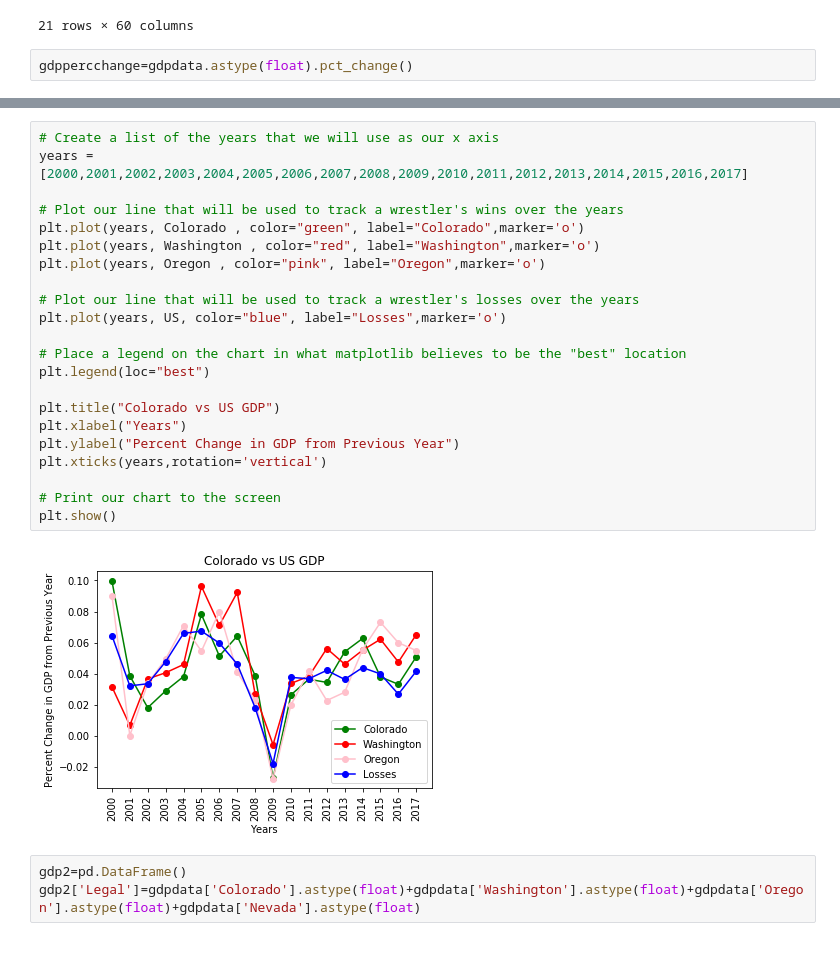
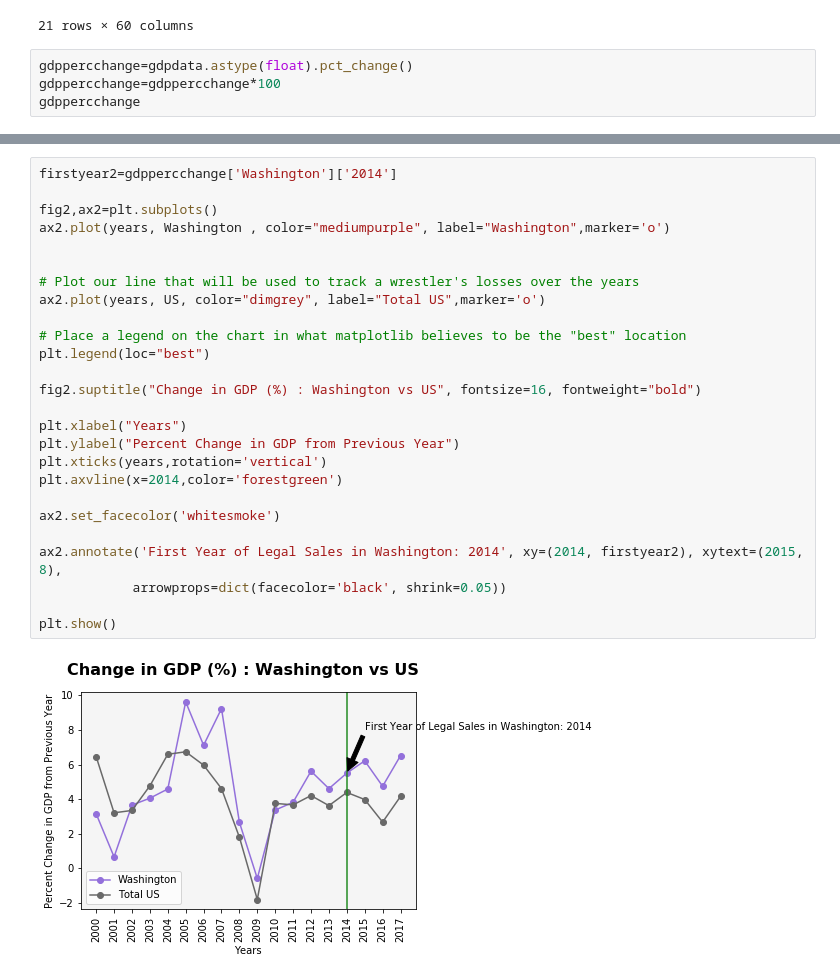
Before and after one commit to chane-d/group-project-one, a Jupyter notebook: GDP_Toni/GDP_test_toni.ipynb, the cells around one changed output, grey strips where cells are left out. Drawn from its saved outputs; the diff is of its cells as text; blank space fills up the shorter version.

Commit message:
Adding code for graphs

```diff
--- a/GDP_Toni/GDP_test_toni.ipynb
+++ b/GDP_Toni/GDP_test_toni.ipynb
@@ -41,3 +41,5 @@ gdpdata
 21 rows × 60 columns
 # %%
 gdppercchange=gdpdata.astype(float).pct_change()
+gdppercchange=gdppercchange*100
+gdppercchange
@@ -49,27 +94,28 @@ US=gdppercchange.loc[['2000','2001','2002','2003','2004','2005','2006','2007','2
 # %%
-# Create a list of the years that we will use as our x axis
-years = [2000,2001,2002,2003,2004,2005,2006,2007,2008,2009,2010,2011,2012,2013,2014,2015,2016,2017]
+firstyear2=gdppercchange['Washington']['2014']
 
-# Plot our line that will be used to track a wrestler's wins over the years
-plt.plot(years, Colorado , color="green", label="Colorado",marker='o')
-plt.plot(years, Washington , color="red", label="Washington",marker='o')
-plt.plot(years, Oregon , color="pink", label="Oregon",marker='o')
+fig2,ax2=plt.subplots()
+ax2.plot(years, Washington , color="mediumpurple", label="Washington",marker='o')
+
 
 # Plot our line that will be used to track a wrestler's losses over the years
-plt.plot(years, US, color="blue", label="Losses",marker='o')
+ax2.plot(years, US, color="dimgrey", label="Total US",marker='o')
 
 # Place a legend on the chart in what matplotlib believes to be the "best" location
 plt.legend(loc="best")
 
-plt.title("Colorado vs US GDP")
+fig2.suptitle("Change in GDP (%) : Washington vs US", fontsize=16, fontweight="bold")
+
 plt.xlabel("Years")
 plt.ylabel("Percent Change in GDP from Previous Year")
 plt.xticks(years,rotation='vertical')
+plt.axvline(x=2014,color='forestgreen')
 
-# Print our chart to the screen
+ax2.set_facecolor('whitesmoke')
+
+ax2.annotate('First Year of Legal Sales in Washington: 2014', xy=(2014, firstyear2), xytext=(2015, 8),
+            arrowprops=dict(facecolor='black', shrink=0.05))
+
 plt.show()
 # %% [output]
-[figure, old version]
+[figure, new version]
-# %%
-gdp2=pd.DataFrame()
-gdp2['Legal']=gdpdata['Colorado'].astype(float)+gdpdata['Washington'].astype(float)+gdpdata['Oregon'].astype(float)+gdpdata['Nevada'].astype(float)
```
Also changed, not shown: parts of 18 cells of this notebook, 2 other files.
